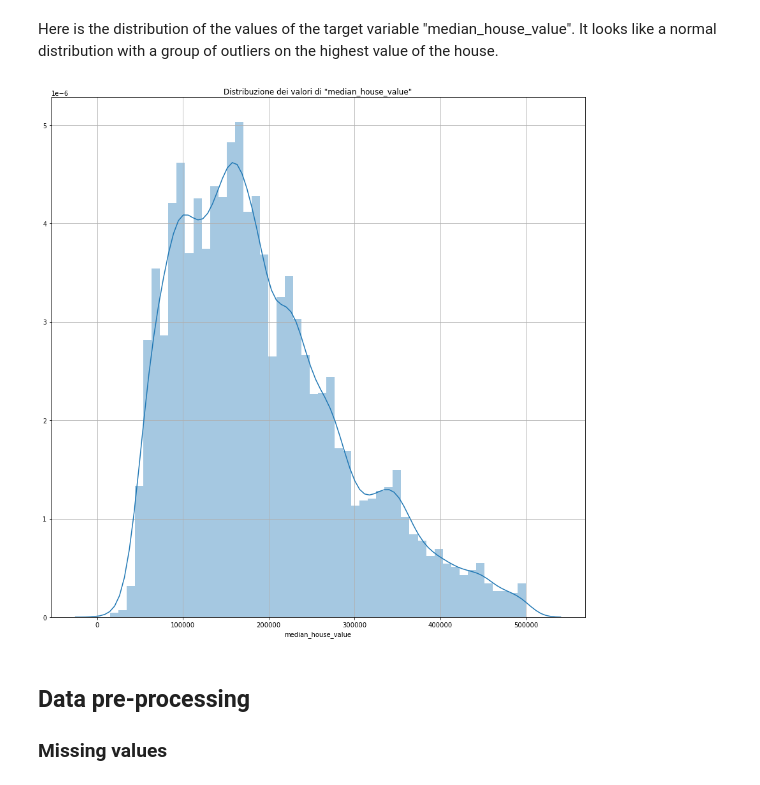
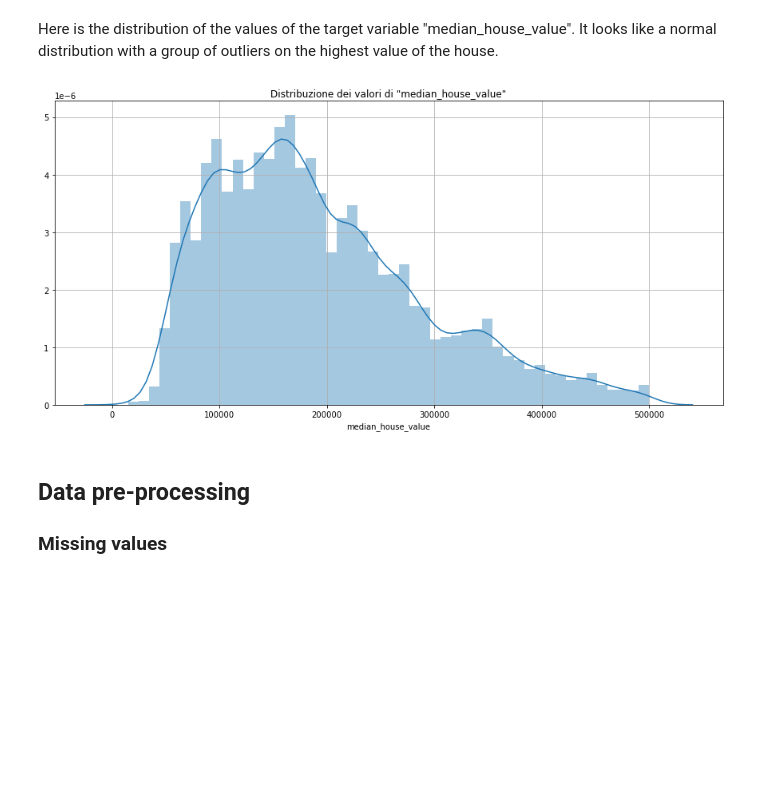
Before and after one commit to mikymaione/HousingPrices, a Jupyter notebook: Source code/HousingPrices/Miky.ipynb, the cells around one changed output. Saved outputs shown, nothing was run; the diff lists cells and outputs as text; code cells hidden in the pictures; blank space fills up the shorter version.

```diff
--- a/Source code/HousingPrices/Miky.ipynb
+++ b/Source code/HousingPrices/Miky.ipynb
@@ -120,14 +142,14 @@ It looks like a normal distribution with a group of outliers on the highest valu
 # %%
 outliers = data_frame[data_frame[column_to_predict] == 500001].index
 data_frame.drop(outliers , inplace=True)
 
-plt.figure(figsize=(15, 15))
+plt.figure(figsize=(15, 7))
 plt.title('Distribuzione dei valori di "median_house_value"')
 seaborn.distplot(data_frame[column_to_predict])
 plt.grid()
 plt.show()
 # %% [output]
-[figure, old version]
+[figure, new version]
 # %% [markdown]
 ## Data pre-processing
 ###  Missing values
```
Also changed, not shown: parts of 20 cells of this notebook.
